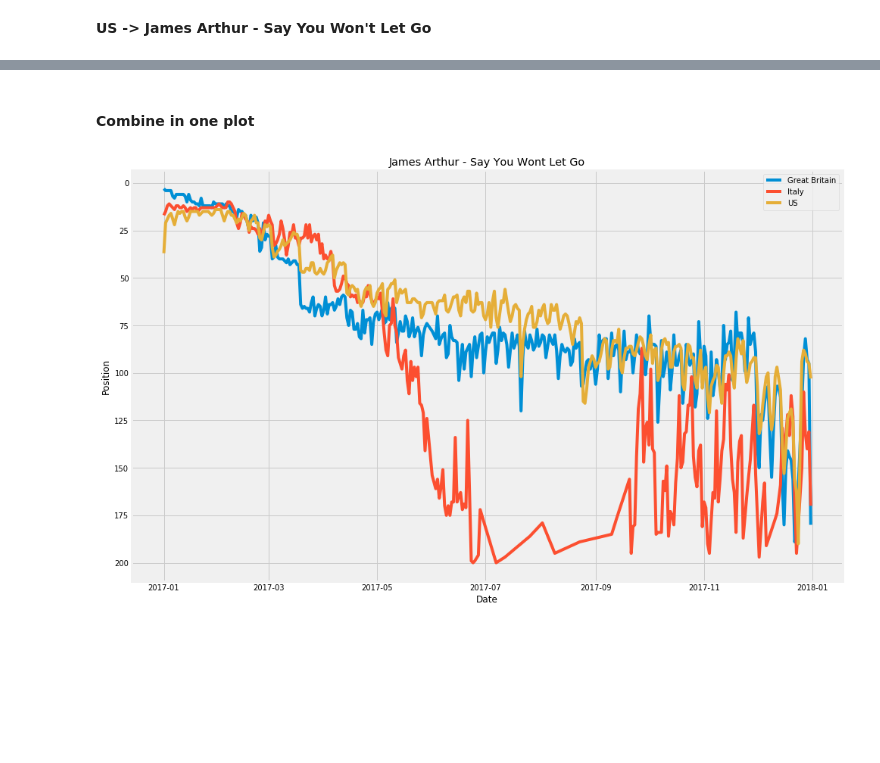
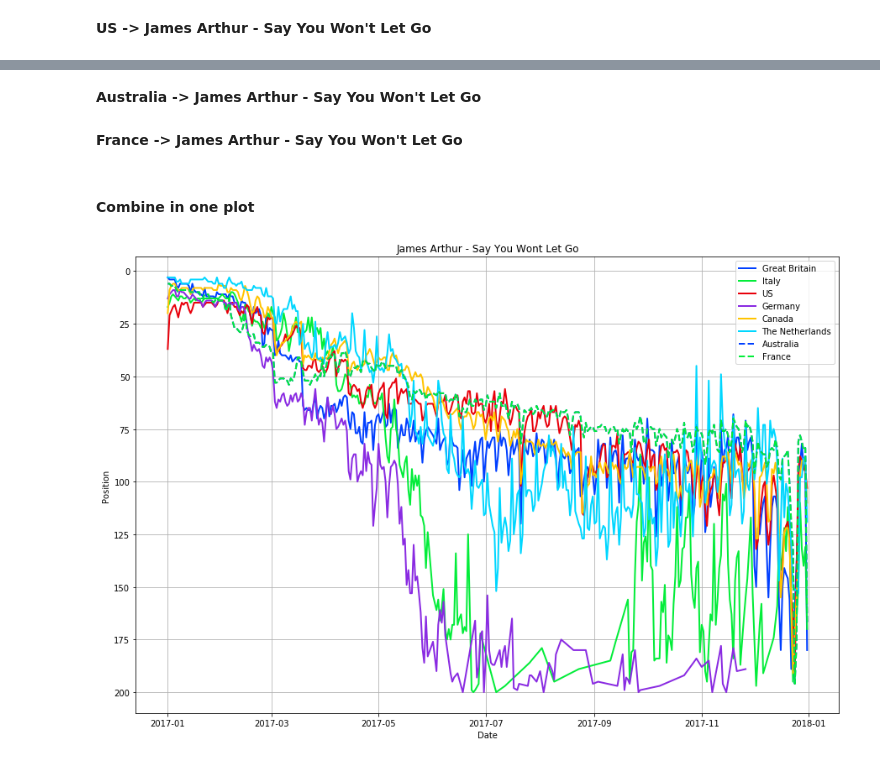
Before and after one commit to yhpf/Capstone-General_Assembly, a Jupyter notebook: 14_break_per_country.ipynb, the cells around one changed output, grey strips where cells are left out. Drawn from its saved outputs; the diff is of its cells as text; code cells hidden in the pictures; blank space fills up the shorter version.

Commit message:
now with line plots for song popularity over the year

```diff
--- a/14_break_per_country.ipynb
+++ b/14_break_per_country.ipynb
@@ -389,0 +386,9 @@ us_song.head(3)
+# %%
+ca_data[data['ID'] == '5uCax9HTNlzGybIStD3vDh']
+
+ca_position = ca_data[data['ID'] == '5uCax9HTNlzGybIStD3vDh']['Position']
+ca_date = ca_data[data['ID'] == '5uCax9HTNlzGybIStD3vDh']['Date']
+
+ca_song = pd.concat([ca_position, ca_date], axis=1)
+
+ca_song = ca_song.set_index('Date')
@@ -389,0 +397,22 @@ us_song.head(3)
+# %%
+nl_data[data['ID'] == '5uCax9HTNlzGybIStD3vDh']
+
+nl_position = nl_data[data['ID'] == '5uCax9HTNlzGybIStD3vDh']['Position']
+nl_date = nl_data[data['ID'] == '5uCax9HTNlzGybIStD3vDh']['Date']
+
+nl_song = pd.concat([nl_position, nl_date], axis=1)
+
+nl_song = nl_song.set_index('Date')
+# %% [markdown]
+**Australia -> James Arthur - Say You Won't Let Go**
+# %%
+au_data[data['ID'] == '5uCax9HTNlzGybIStD3vDh']
+
+au_position = au_data[data['ID'] == '5uCax9HTNlzGybIStD3vDh']['Position']
+au_date = au_data[data['ID'] == '5uCax9HTNlzGybIStD3vDh']['Date']
+
+au_song = pd.concat([au_position, au_date], axis=1)
+
+au_song = au_song.set_index('Date')
+# %% [markdown]
+**France -> James Arthur - Say You Won't Let Go**
@@ -392,15 +430,21 @@ us_song.head(3)
 # %%
 fig, ax = plt.subplots(figsize=(15,10))
 
-ax.plot(gb_song, label='Great Britain')
-ax.plot(it_song, label='Italy')
-ax.plot(us_song, label='US')
+ax.plot(gb_song, label='Great Britain', linewidth=2) # use iloc to only the every 7th day -> smoother line
+ax.plot(it_song, label='Italy', linewidth=2)
+ax.plot(us_song, label='US', linewidth=2)
+ax.plot(de_song, label='Germany', linewidth=2)
+ax.plot(ca_song, label='Canada', linewidth=2)
+ax.plot(nl_song, label='The Netherlands', linewidth=2)
+ax.plot(au_song, label='Australia', linestyle='--', linewidth=2)
+ax.plot(au_song, label='France', linestyle='--', linewidth=2)
 
 plt.gca().invert_yaxis() # invert values on Y-axis
 
 plt.xlabel('Date');
 plt.ylabel('Position');
 plt.title('James Arthur - Say You Wont Let Go');
 plt.legend();
+plt.grid()
 # %% [output]
-[figure, old version]
+[figure, new version]
```
Also changed, not shown: parts of 17 cells of this notebook.
